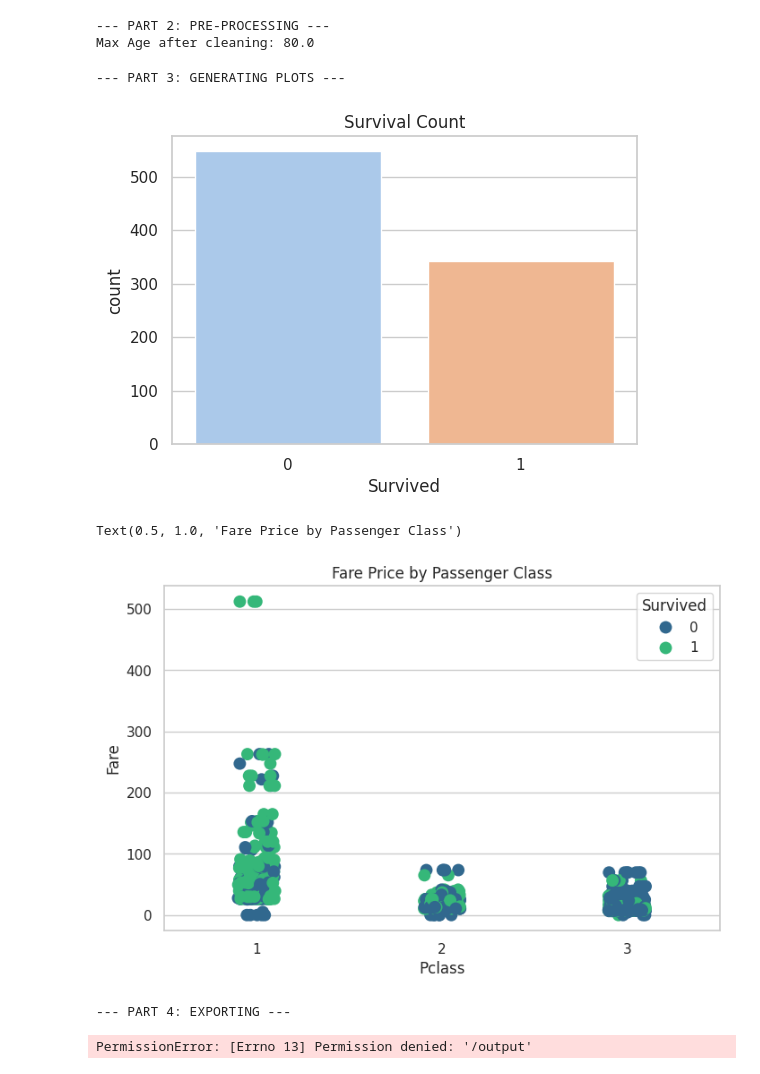
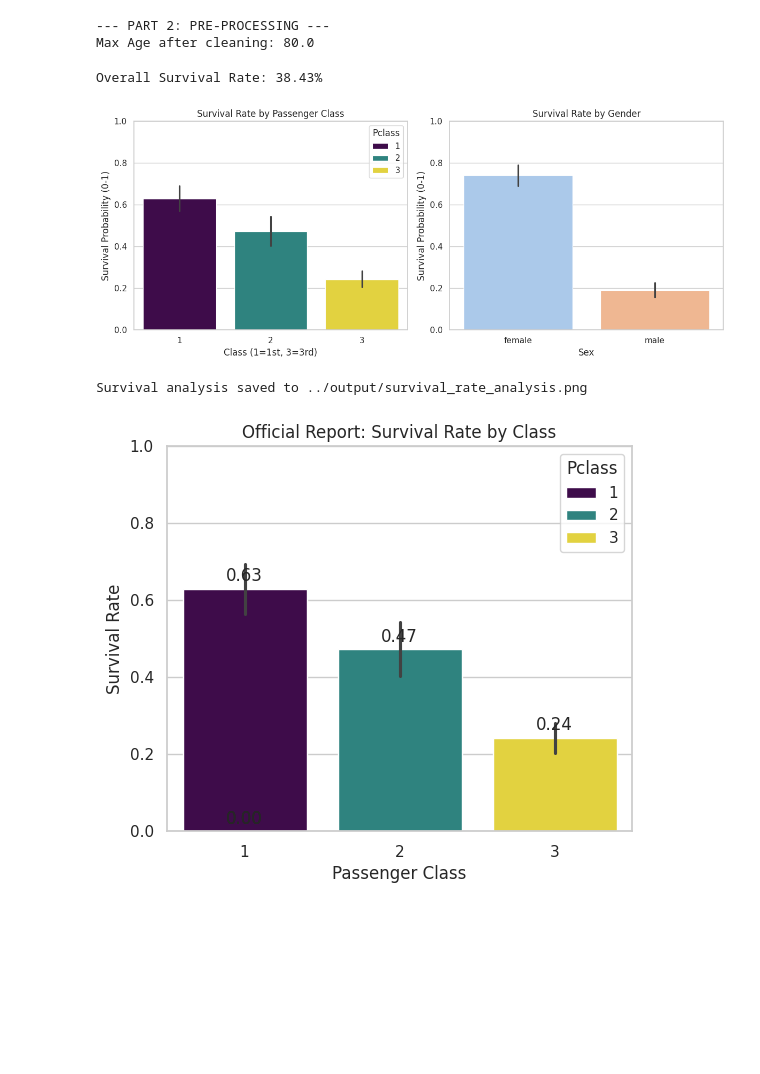
Before and after one commit to detiuaveiro/tia, a Jupyter notebook: classes/class_11/02_support/titanic/notebooks/titanic.ipynb, the cells around one changed output. Saved outputs shown, nothing was run; the diff lists cells and outputs as text; code cells hidden in the pictures; blank space fills up the shorter version.

```diff
--- a/classes/class_11/02_support/titanic/notebooks/titanic.ipynb
+++ b/classes/class_11/02_support/titanic/notebooks/titanic.ipynb
@@ -6,7 +6,7 @@ import seaborn as sns
 import os
 # %%
 print("\n--- PART 1: LOADING DATA ---")
-df_csv = pd.read_csv("./data/Titanic-Dataset.csv")
+df_csv = pd.read_csv("../data/titanic.csv")
 print("Loaded CSV Head:")
 print(df_csv.head(2))
 # %% [output]
@@ -44,30 +44,54 @@ print(f"Max Age after cleaning: {df_clean['Age'].max()}")
 --- PART 2: PRE-PROCESSING ---
 Max Age after cleaning: 80.0
 # %%
-print("\n--- PART 3: GENERATING PLOTS ---")
-sns.set_theme(style="whitegrid")
+# Calculate Global Survival Rate
+global_rate = df_clean['Survived'].mean() * 100
+print(f"Overall Survival Rate: {global_rate:.2f}%")
 
-# Plot 1: Survival Count
-plt.figure(figsize=(6, 4))
-sns.countplot(data=df_clean, x='Survived', hue='Survived', legend=False, palette='pastel')
-plt.title("Survival Count")
-plt.show() # In a script this opens a window, in notebook it displays inline
+# Create a figure with two subplots
+fig, axes = plt.subplots(1, 2, figsize=(12, 5))
 
-# Plot 2: Fare vs Class
-plt.figure(figsize=(8, 5))
-sns.stripplot(data=df_clean, x='Pclass', y='Fare', hue='Survived', size=10, palette='viridis')
-plt.title("Fare Price by Passenger Class")
+# Plot 1: Survival Rate by Class
+# sns.barplot automatically calculates the Mean (Survival Rate) and confidence interval
+sns.barplot(data=df_clean, x='Pclass', y='Survived', palette='viridis', hue='Pclass', ax=axes[0])
+axes[0].set_title("Survival Rate by Passenger Class")
+axes[0].set_ylabel("Survival Probability (0-1)")
+axes[0].set_xlabel("Class (1=1st, 3=3rd)")
+axes[0].set_ylim(0, 1)
+
+# Plot 2: Survival Rate by Gender
+sns.barplot(data=df_clean, x='Sex', y='Survived', palette='pastel', hue='Sex', ax=axes[1])
+axes[1].set_title("Survival Rate by Gender")
+axes[1].set_ylabel("Survival Probability (0-1)")
+axes[1].set_ylim(0, 1)
+
+plt.tight_layout()
+plt.show()
 # %% [output]
---- PART 3: GENERATING PLOTS ---
+Overall Survival Rate: 38.43%
-[figure, old version]
+[figure, new version]
-Text(0.5, 1.0, 'Fare Price by Passenger Class')
-[figure, removed]
 # %%
-print("\n--- PART 4: EXPORTING ---")
-os.makedirs('/output', exist_ok=True)
-save_path = '/output/fare_analysis.png'
+save_path = '../output/survival_rate_analysis.png'
+
+plt.figure(figsize=(6,5))
+# Re-drawing the specific plot for export
+barplot = sns.barplot(data=df_clean, x='Pclass', y='Survived', hue='Pclass', palette='viridis')
+
+# Add labels on top of bars for clarity
+for p in barplot.patches:
+    barplot.annotate(format(p.get_height(), '.2f'),
+                     (p.get_x() + p.get_width() / 2., p.get_height()),
+                     ha = 'center', va = 'center',
+                     xytext = (0, 9),
+                     textcoords = 'offset points')
+
+plt.title("Official Report: Survival Rate by Class")
+plt.xlabel("Passenger Class")
+plt.ylabel("Survival Rate")
+plt.ylim(0, 1)
+
 plt.savefig(save_path, dpi=300)
-print(f"Plot saved to {save_path}")
+print(f"Survival analysis saved to {save_path}")
 # %% [output]
---- PART 4: EXPORTING ---
+Survival analysis saved to ../output/survival_rate_analysis.png
-PermissionError: [Errno 13] Permission denied: '/output'
+[figure, added]
```
Also changed, not shown: 2 other files.
